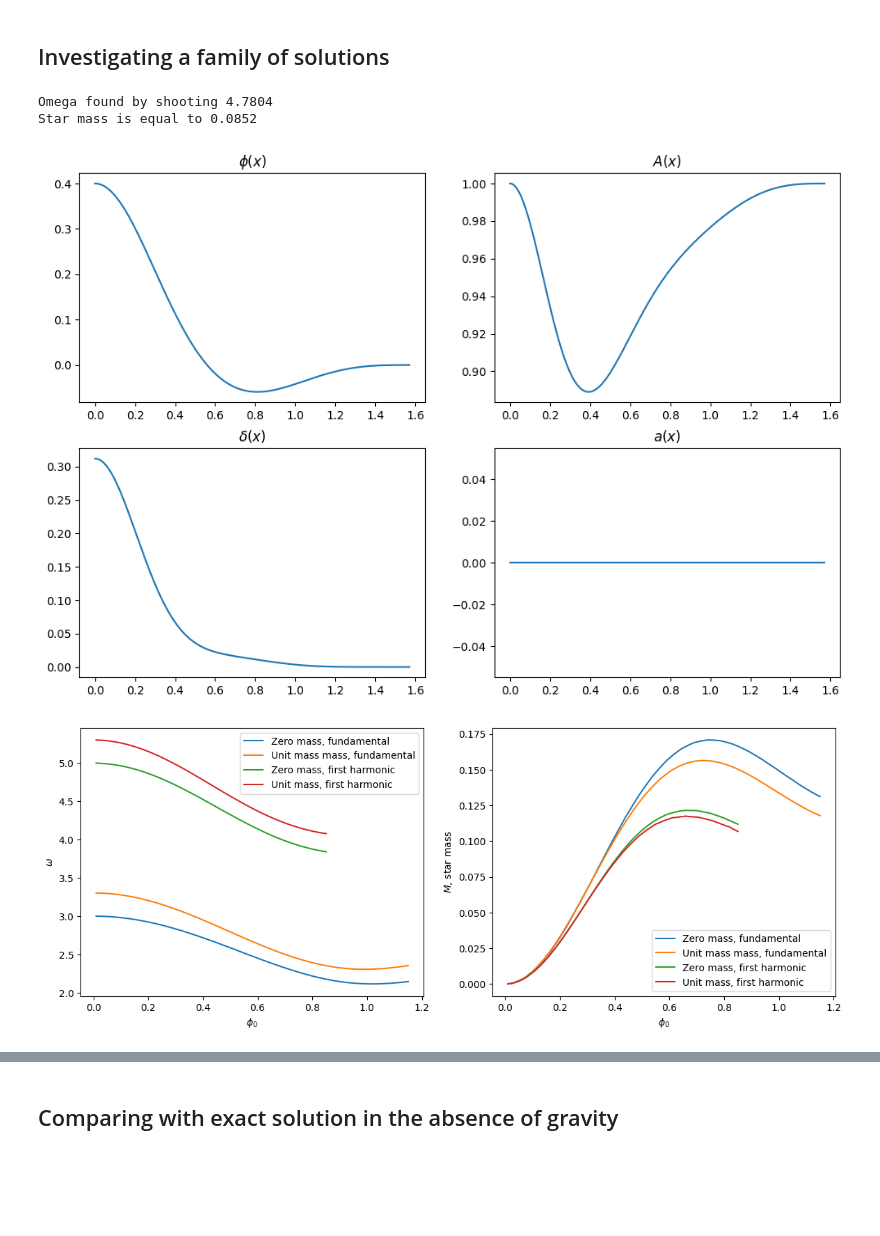
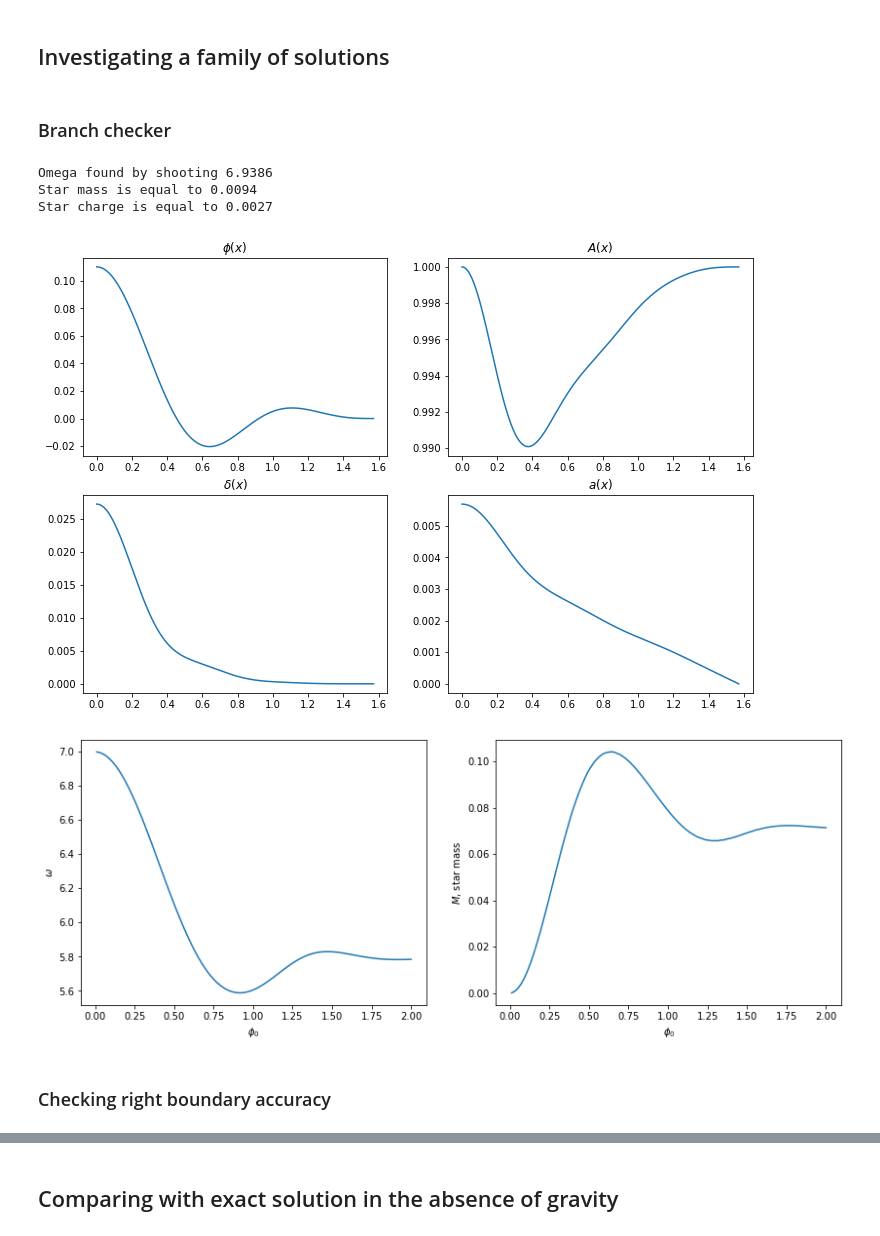
Before and after one commit to sukhovn/AdS_BS_shooting, a Jupyter notebook: BoseStar.ipynb, the cells around one changed output, grey strips where cells are left out. Cells and saved outputs as stored; diff of their text form; code cells hidden in the pictures; blank space fills up the shorter version.

```diff
--- a/BoseStar.ipynb
+++ b/BoseStar.ipynb
@@ -55,11 +56,2 @@ solver.plot_star_profile()
 # %% [markdown]
 ## Investigating a family of solutions
-# %%
-solver = Bose_Star_Solver(d=3, l=1.0, kappa=1.0, el=0.0, mass=1.0, phi0=0.4)
-solver.shoot_for_omega(omega_range=[4, 7])
-solver.get_star_profile()
-solver.plot_star_profile()
-# %% [output]
-Omega found by shooting 4.7804
-Star mass is equal to 0.0852
-[figure, old version]
@@ -129,33 +57,0 @@ tracer_unit_mass_one = Tracer(phi0_ranges, omega_ranges, d=3, l=1.0, el = 0.0, k
-# %%
-fig = plt.figure(figsize=(14,5))
-
-ax = fig.add_subplot(121)
-tracer_zero.plot_omega_curves(ax=ax, label='Zero mass, fundamental')
-tracer_unit_mass_zero.plot_omega_curves(ax=ax, label='Unit mass mass, fundamental')
-
-tracer_one.plot_omega_curves(ax=ax, label='Zero mass, first harmonic')
-tracer_unit_mass_one.plot_omega_curves(ax=ax, label='Unit mass, first harmonic')
-ax.legend()
-
-ax = fig.add_subplot(122)
-tracer_zero.plot_mass_curves(ax=ax, label='Zero mass, fundamental')
-tracer_unit_mass_zero.plot_mass_curves(ax=ax, label='Unit mass mass, fundamental')
-
-tracer_one.plot_mass_curves(ax=ax, label='Zero mass, first harmonic')
-tracer_unit_mass_one.plot_mass_curves(ax=ax, label='Unit mass, first harmonic')
-ax.legend()
-
-# ax = fig.add_subplot(111)
-# tracer_zero.plot_charge_curves(ax=ax, label='Zero mass, fundamental')
-# tracer_unit_mass_zero.plot_charge_curves(ax=ax, label='Unit mass mass, fundamental')
-
-# tracer_one.plot_charge_curves(ax=ax, label='Zero mass, first harmonic')
-# tracer_unit_mass_one.plot_charge_curves(ax=ax, label='Unit mass, first harmonic')
-# ax.legend()
-# ax.set_ylim(-0.001,0.001)
-
-
-plt.savefig("omega_vs_phi0.png", dpi=300)
-plt.show()
-# %% [output]
-[figure, old version]
@@ -161,0 +128,29 @@ plt.show()
+# %% [markdown]
+### Branch checker
+# %%
+solver = Bose_Star_Solver(d=3, l=1.0, kappa=1.0, el = 1.0, mass=0.0, phi0=0.11)
+solver.shoot_for_omega(omega_range=[6,8])
+solver.get_star_profile()
+solver.plot_star_profile()
+# %% [output]
+Omega found by shooting 6.9386
+Star mass is equal to 0.0094
+Star charge is equal to 0.0027
+[figure, added]
+# %%
+tracer = Tracer(d=3, l=1.0, el=1.0, kappa=1.0, mass=0.0, xrange=[0.0001, 1.4])
+tracer.auto_trace((0.01, 2.0, 100), [6, 8])
+
+fig = plt.figure(figsize=(14,5))
+
+ax = fig.add_subplot(121)
+tracer.plot_omega_curves(ax=ax, label='')
+
+ax = fig.add_subplot(122)
+tracer.plot_mass_curves(ax=ax, label='')
+
+plt.show()
+# %% [output]
+[figure, added]
+# %% [markdown]
+### Checking right boundary accuracy
```
Also changed, not shown: parts of 26 cells of this notebook, 4 other files.
